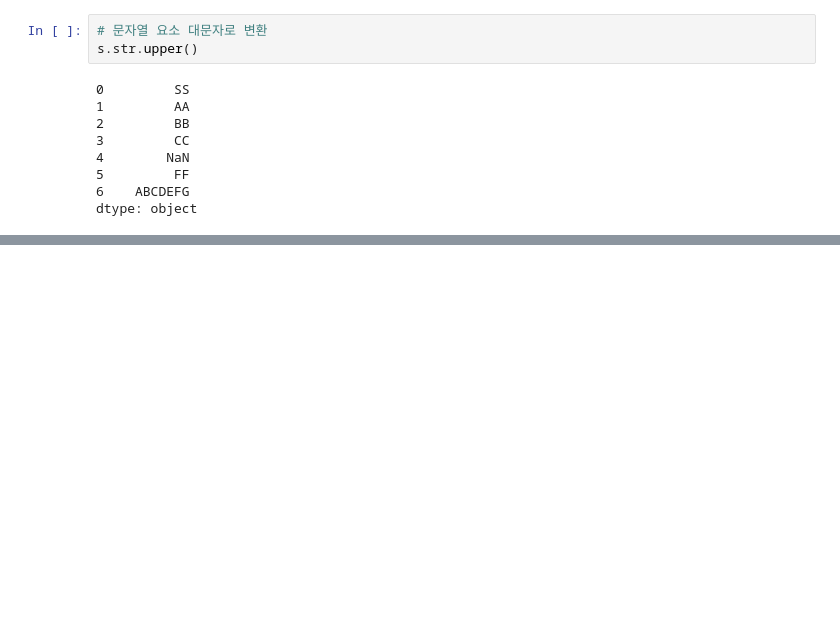
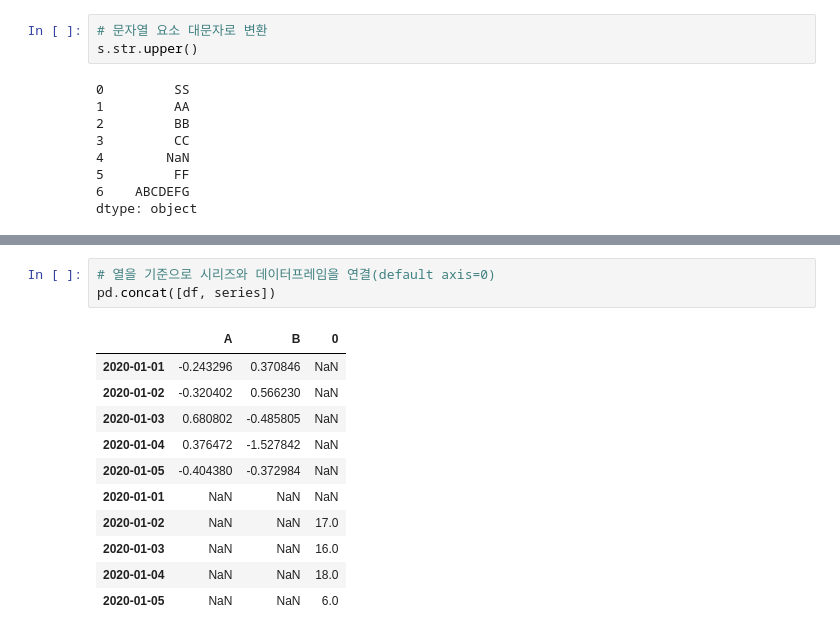
Before and after one commit to galaxy1014/ML_module_summary, a Jupyter notebook: Pandas/Chapter0_Summary/Chapter0.ipynb, the cells around one changed output, grey strips where cells are left out. Cells and saved outputs as stored; diff of their text form; blank space fills up the shorter version.

```diff
--- a/Pandas/Chapter0_Summary/Chapter0.ipynb
+++ b/Pandas/Chapter0_Summary/Chapter0.ipynb
@@ -668,0 +687,15 @@ dtype: object
+# %%
+# 열을 기준으로 시리즈와 데이터프레임을 연결(default axis=0)
+pd.concat([df, series])
+# %% [output]
+|  | A | B | 0 |
+| 2020-01-01 | -0.243296 | 0.370846 | NaN |
+| 2020-01-02 | -0.320402 | 0.566230 | NaN |
+| 2020-01-03 | 0.680802 | -0.485805 | NaN |
+| 2020-01-04 | 0.376472 | -1.527842 | NaN |
+| 2020-01-05 | -0.404380 | -0.372984 | NaN |
+| 2020-01-01 | NaN | NaN | NaN |
+| 2020-01-02 | NaN | NaN | 17.0 |
+| 2020-01-03 | NaN | NaN | 16.0 |
+| 2020-01-04 | NaN | NaN | 18.0 |
+| 2020-01-05 | NaN | NaN | 6.0 |
```
Also changed, not shown: parts of 6 cells of this notebook.
